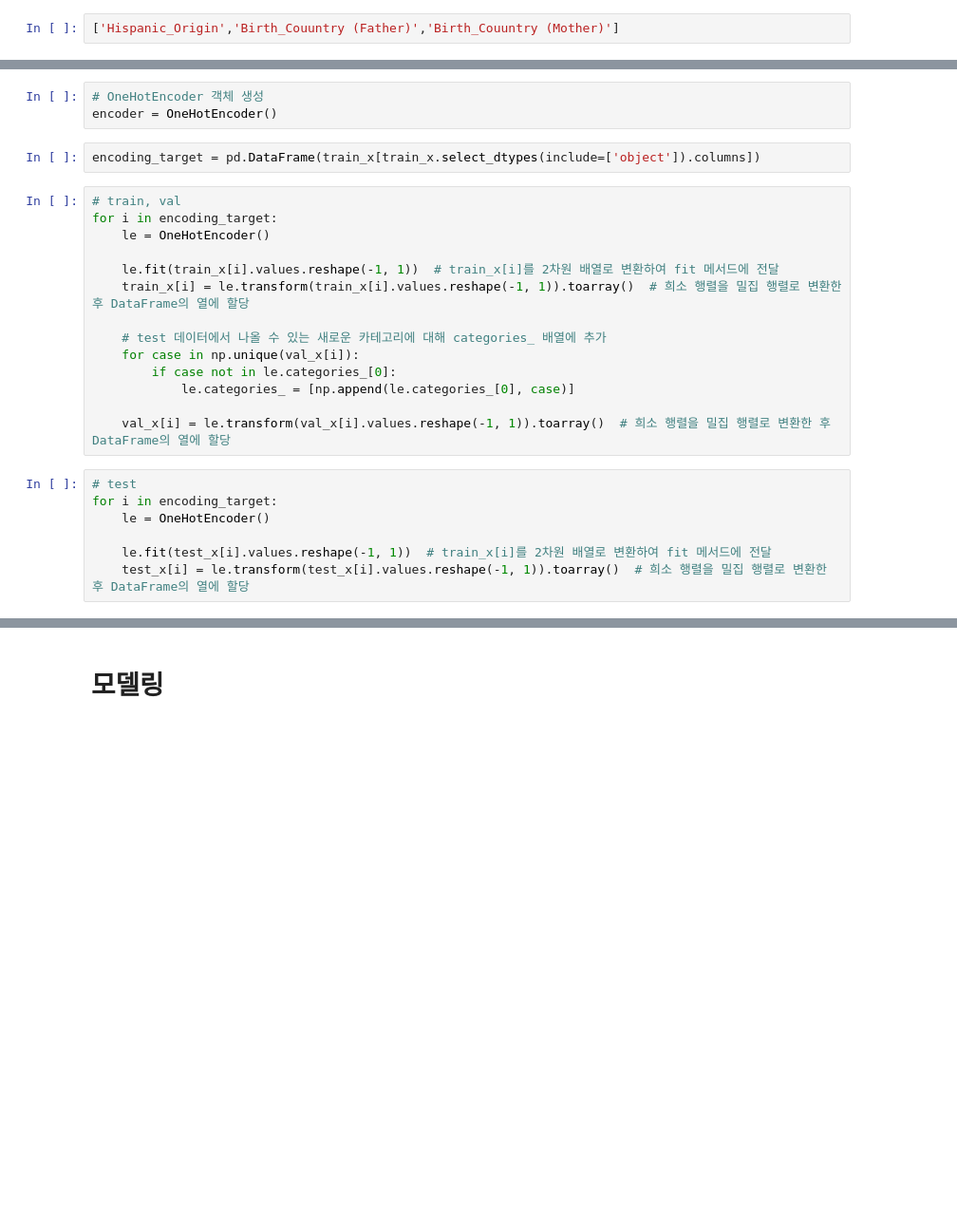
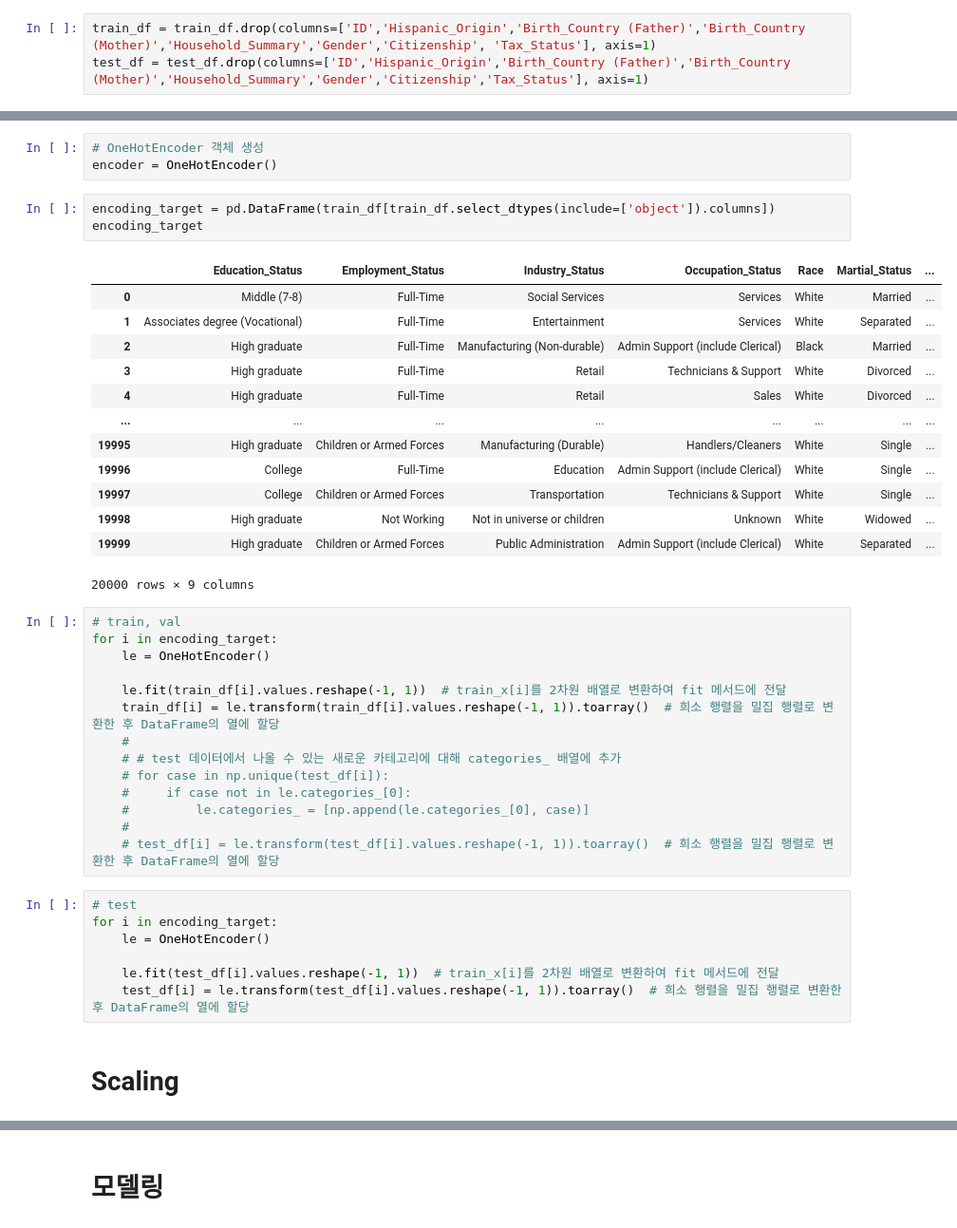
Before and after one commit to YoungjaeKang/dacon_income_forecast, a Jupyter notebook: 2. Model-3.ipynb, the cells around one changed output, grey strips where cells are left out. Shown: that part at 95% size. Saved outputs shown, nothing was run; the diff lists cells and outputs as text; blank space fills up the shorter version.

```diff
--- a/2. Model-3.ipynb
+++ b/2. Model-3.ipynb
@@ -655,4 +657,5 @@ Name: Losses, dtype: float64
 # %% [markdown]
 # 데이터 전처리 : 컬럼 삭제
 # %%
-['Hispanic_Origin','Birth_Couuntry (Father)','Birth_Couuntry (Mother)']
+train_df = train_df.drop(columns=['ID','Hispanic_Origin','Birth_Country (Father)','Birth_Country (Mother)','Household_Summary','Gender','Citizenship', 'Tax_Status'], axis=1)
+test_df = test_df.drop(columns=['ID','Hispanic_Origin','Birth_Country (Father)','Birth_Country (Mother)','Household_Summary','Gender','Citizenship','Tax_Status'], axis=1)
@@ -675,25 +667,42 @@ test_x = test_df.drop(columns=['ID'])
 # OneHotEncoder 객체 생성
 encoder = OneHotEncoder()
 # %%
-encoding_target = pd.DataFrame(train_x[train_x.select_dtypes(include=['object']).columns])
+encoding_target = pd.DataFrame(train_df[train_df.select_dtypes(include=['object']).columns])
+encoding_target
+# %% [output]
+|  | Education_Status | Employment_Status | Industry_Status | Occupation_Status | Race | Martial_Status | ... |
+| 0 | Middle (7-8) | Full-Time | Social Services | Services | White | Married | ... |
+| 1 | Associates degree (Vocational) | Full-Time | Entertainment | Services | White | Separated | ... |
+| 2 | High graduate | Full-Time | Manufacturing (Non-durable) | Admin Support (include Clerical) | Black | Married | ... |
+| 3 | High graduate | Full-Time | Retail | Technicians & Support | White | Divorced | ... |
+| 4 | High graduate | Full-Time | Retail | Sales | White | Divorced | ... |
+| ... | ... | ... | ... | ... | ... | ... | ... |
+| 19995 | High graduate | Children or Armed Forces | Manufacturing (Durable) | Handlers/Cleaners | White | Single | ... |
+| 19996 | College | Full-Time | Education | Admin Support (include Clerical) | White | Single | ... |
+| 19997 | College | Children or Armed Forces | Transportation | Technicians & Support | White | Single | ... |
+| 19998 | High graduate | Not Working | Not in universe or children | Unknown | White | Widowed | ... |
+| 19999 | High graduate | Children or Armed Forces | Public Administration | Admin Support (include Clerical) | White | Separated | ... |
+20000 rows × 9 columns
 # %%
 # train, val
 for i in encoding_target:
     le = OneHotEncoder()
 
-    le.fit(train_x[i].values.reshape(-1, 1))  # train_x[i]를 2차원 배열로 변환하여 fit 메서드에 전달
-    train_x[i] = le.transform(train_x[i].values.reshape(-1, 1)).toarray()  # 희소 행렬을 밀집 행렬로 변환한 후 DataFrame의 열에 할당
-
-    # test 데이터에서 나올 수 있는 새로운 카테고리에 대해 categories_ 배열에 추가
-    for case in np.unique(val_x[i]):
-        if case not in le.categories_[0]:
-            le.categories_ = [np.append(le.categories_[0], case)]
-
-    val_x[i] = le.transform(val_x[i].values.reshape(-1, 1)).toarray()  # 희소 행렬을 밀집 행렬로 변환한 후 DataFrame의 열에 할당
+    le.fit(train_df[i].values.reshape(-1, 1))  # train_x[i]를 2차원 배열로 변환하여 fit 메서드에 전달
+    train_df[i] = le.transform(train_df[i].values.reshape(-1, 1)).toarray()  # 희소 행렬을 밀집 행렬로 변환한 후 DataFrame의 열에 할당
+    #
+    # # test 데이터에서 나올 수 있는 새로운 카테고리에 대해 categories_ 배열에 추가
+    # for case in np.unique(test_df[i]):
+    #     if case not in le.categories_[0]:
+    #         le.categories_ = [np.append(le.categories_[0], case)]
+    #
+    # test_df[i] = le.transform(test_df[i].values.reshape(-1, 1)).toarray()  # 희소 행렬을 밀집 행렬로 변환한 후 DataFrame의 열에 할당
 # %%
 # test
 for i in encoding_target:
     le = OneHotEncoder()
 
-    le.fit(test_x[i].values.reshape(-1, 1))  # train_x[i]를 2차원 배열로 변환하여 fit 메서드에 전달
-    test_x[i] = le.transform(test_x[i].values.reshape(-1, 1)).toarray()  # 희소 행렬을 밀집 행렬로 변환한 후 DataFrame의 열에 할당
+    le.fit(test_df[i].values.reshape(-1, 1))  # train_x[i]를 2차원 배열로 변환하여 fit 메서드에 전달
+    test_df[i] = le.transform(test_df[i].values.reshape(-1, 1)).toarray()  # 희소 행렬을 밀집 행렬로 변환한 후 DataFrame의 열에 할당
+# %% [markdown]
+# Scaling
```
Also changed, not shown: parts of 13 cells of this notebook, 5 other files.
